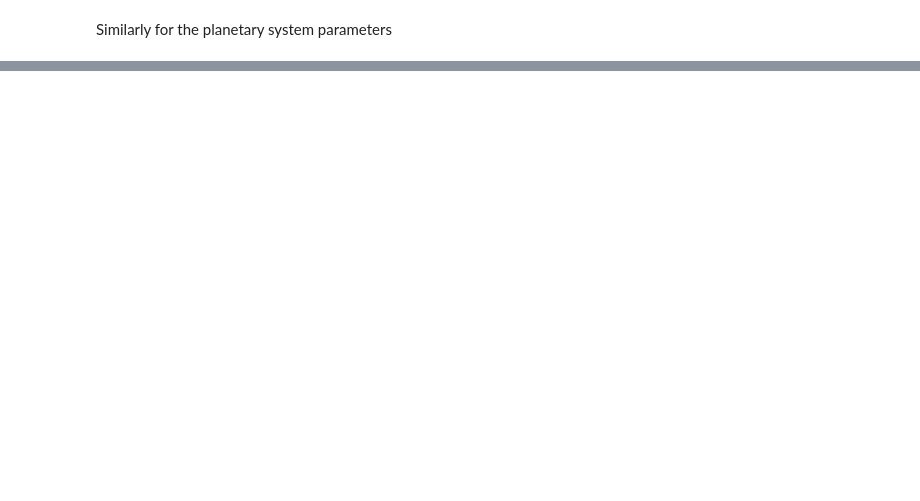
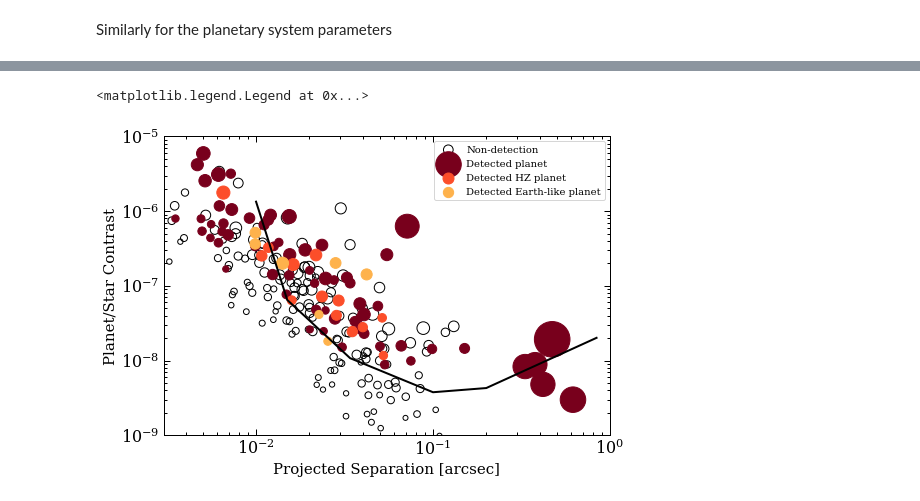
Before and after one commit to r-cloutier/SLSPS_Simulations, a Jupyter notebook: ipython_example.ipynb, the cells around one changed output, grey strips where cells are left out. Cells and saved outputs as stored; diff of their text form; code cells hidden in the pictures; blank space fills up the shorter version.

```diff
--- a/ipython_example.ipynb
+++ b/ipython_example.ipynb
@@ -53,0 +114,20 @@ And lastly for the remaining parameters describing the
+# %%
+# planet population compared to the predicted contrast curve from EPICS/PFI (Fig 19 in Cloutier et al 2018)
+fig = plt.figure(figsize=(8,5.5))
+ax = fig.add_subplot(111)
+g = self.detection_flags == 0
+ax.scatter(self.seps[g], self.contrasts[g], facecolor='none', edgecolors='k', s=self.rps[g]*50, label='Non-detection')
+g = (self.detection_flags == 1) & (self.HZ_flags == 0)
+ax.scatter(self.seps[g], self.contrasts[g], c='#78001c', s=self.rps[g]*50, label='Detected planet')
+g = (self.detection_flags == 1) & (self.HZ_flags == 1) & ((self.mps < 1) | (self.mps > 5))
+ax.scatter(self.seps[g], self.contrasts[g], c='#fc4e2a', s=self.rps[g]*50, label='Detected HZ planet')
+g = (self.detection_flags == 1) & (self.HZ_flags == 1) & (self.mps >= 1) & (self.mps <= 5)
+ax.scatter(self.seps[g], self.contrasts[g], c='#feb24c', s=self.rps[g]*50, label='Detected Earth-like planet')
+ax.plot([.01,.015,.034,.1,.2,.84], [1.34e-6,6.50e-8,1.08e-8,3.78e-9,4.30e-9,2.02e-8], 'k-')
+ax.set_xlim((3e-3, 1)), ax.set_ylim((1e-9, 1e-5))
+ax.set_xscale('log'), ax.set_yscale('log')
+ax.set_xlabel('Projected Separation [arcsec]'), ax.set_ylabel('Planet/Star Contrast')
+ax.legend(loc='upper right')
+# %% [output]
+<matplotlib.legend.Legend at 0x...>
+[figure, added]
```
Also changed, not shown: parts of 13 cells of this notebook.
